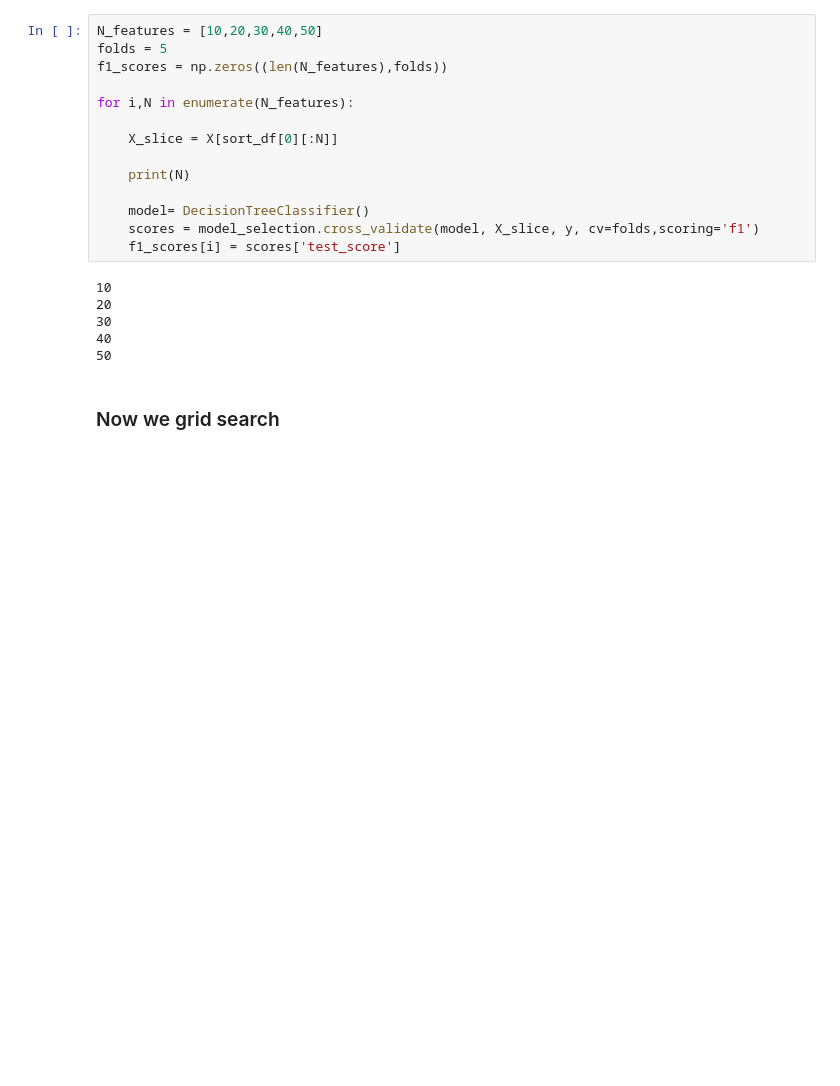
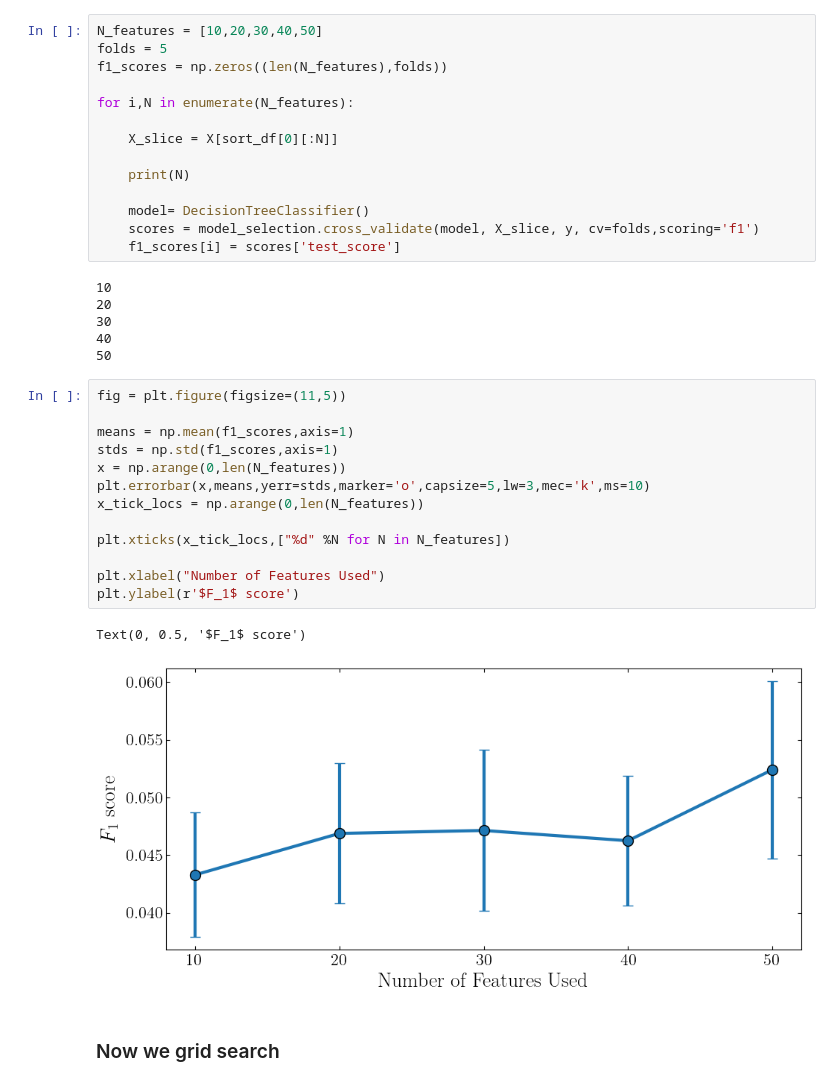
Before and after one commit to mckyrosenthal/nba_inj_pred, a Jupyter notebook: other_algos_f1.ipynb, the cells around one changed output. Cells and saved outputs as stored; diff of their text form; blank space fills up the shorter version.

```diff
--- a/other_algos_f1.ipynb
+++ b/other_algos_f1.ipynb
@@ -327,6 +327,22 @@ for i,N in enumerate(N_features):
 30
 40
 50
+# %%
+fig = plt.figure(figsize=(11,5))
+
+means = np.mean(f1_scores,axis=1)
+stds = np.std(f1_scores,axis=1)
+x = np.arange(0,len(N_features))
+plt.errorbar(x,means,yerr=stds,marker='o',capsize=5,lw=3,mec='k',ms=10)
+x_tick_locs = np.arange(0,len(N_features))
+
+plt.xticks(x_tick_locs,["%d" %N for N in N_features])
+
+plt.xlabel("Number of Features Used")
+plt.ylabel(r'$F_1$ score')
+# %% [output]
+Text(0, 0.5, '$F_1$ score')
+[figure, added]
 # %% [markdown]
 ### Now we grid search
 # %%
```
Also changed, not shown: parts of 10 cells of this notebook, 6 other files.
